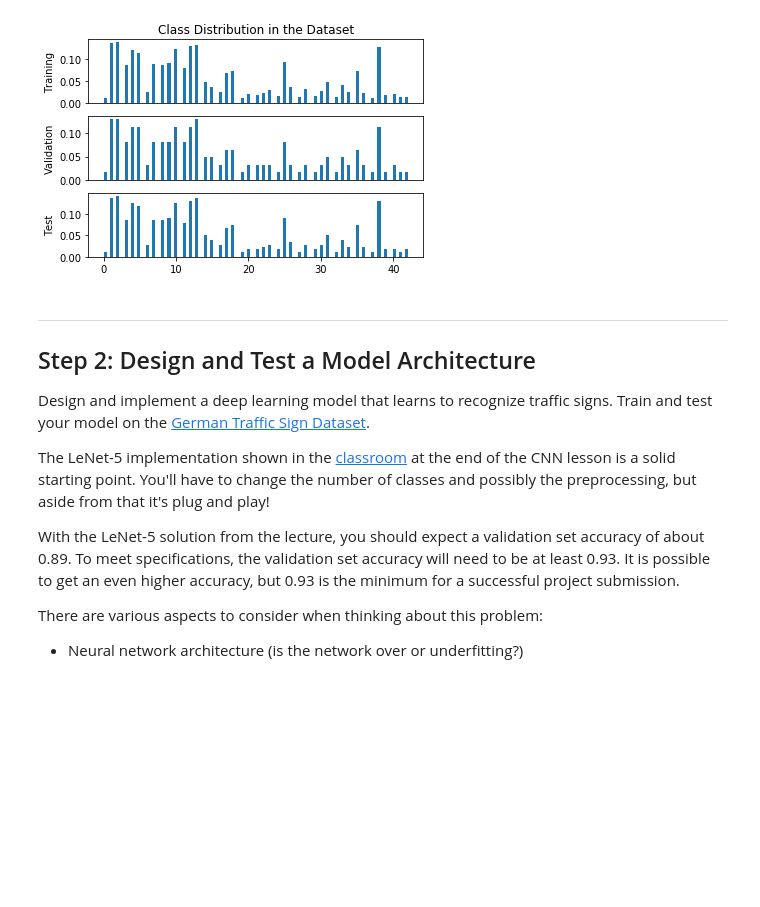
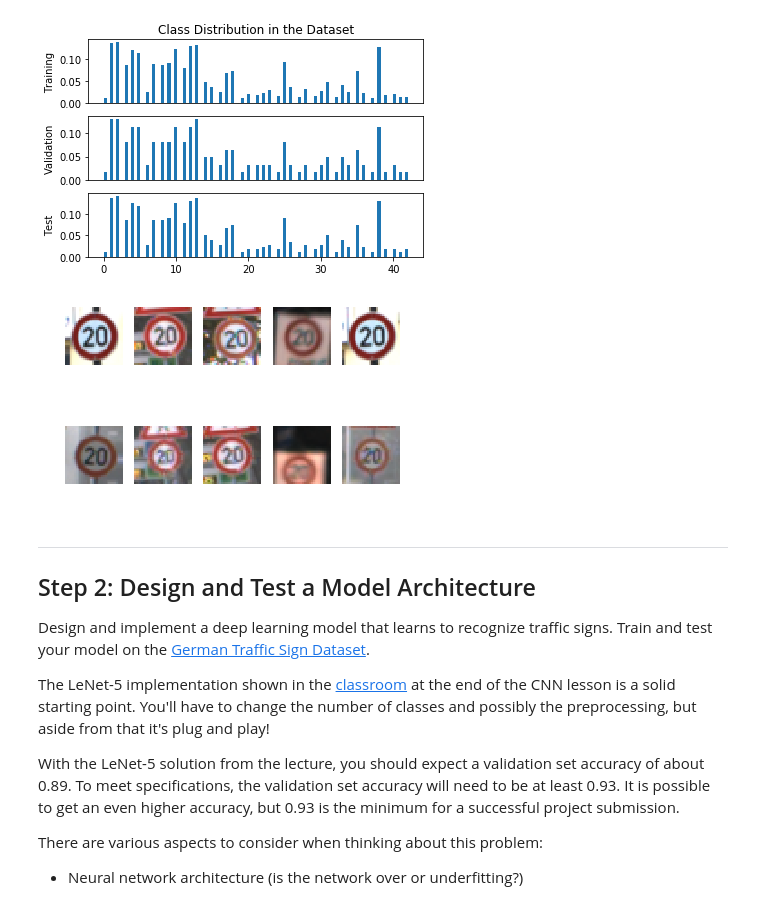
Before and after one commit to agoila/udacity-carnd-P2, a Jupyter notebook: LeNet_Traffic_Sign_Classifier.ipynb, the cells around one changed output. Saved outputs shown, nothing was run; the diff lists cells and outputs as text; code cells hidden in the pictures; blank space fills up the shorter version.

Commit message:
data visualization

```diff
--- a/LeNet_Traffic_Sign_Classifier.ipynb
+++ b/LeNet_Traffic_Sign_Classifier.ipynb
@@ -140,0 +136,30 @@ counts = [count for _, count in train_counts.items()]
+# %%
+## Print the under-represented classes from each set
+
+from sklearn.utils import shuffle
+
+## Collect the min number of classes
+min_train = min(train_counts.values())
+min_valid = min(valid_counts.values())
+
+## Find the indices of these min classes
+min_train_ind = [key for key, value in train_counts.items() if value == min_train]
+min_valid_ind = [key for key, value in valid_counts.items() if value == min_valid]
+
+## Choose a class at random and
+## pick out all the images corresponding to that class
+im_train_ind = random.choice(min_train_ind)
+im_valid_ind = random.choice(min_valid_ind)
+x_im_train = X_train[y_train == im_train_ind]
+x_im_valid = X_valid[y_valid == im_valid_ind]
+
+## Plot 10 random images with low counts in the dataset
+x_im_train = shuffle(x_im_train)
+x_im_valid = shuffle(x_im_valid)
+
+for i in range(10):
+    plt.subplot(2, 5, i+1)
+    plt.imshow(x_im_train[i])
+    plt.axis('off')
+# %% [output]
+[figure, added]
```
Also changed, not shown: parts of 10 cells of this notebook, 4 other files.
